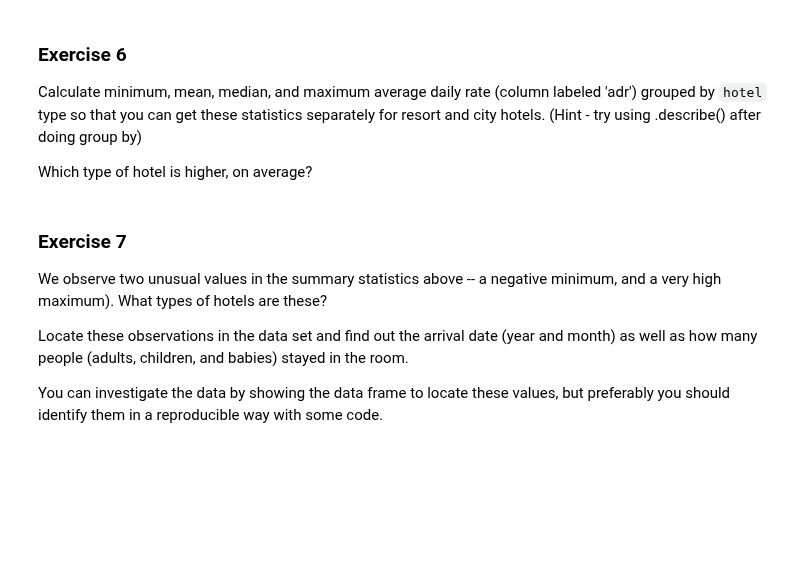
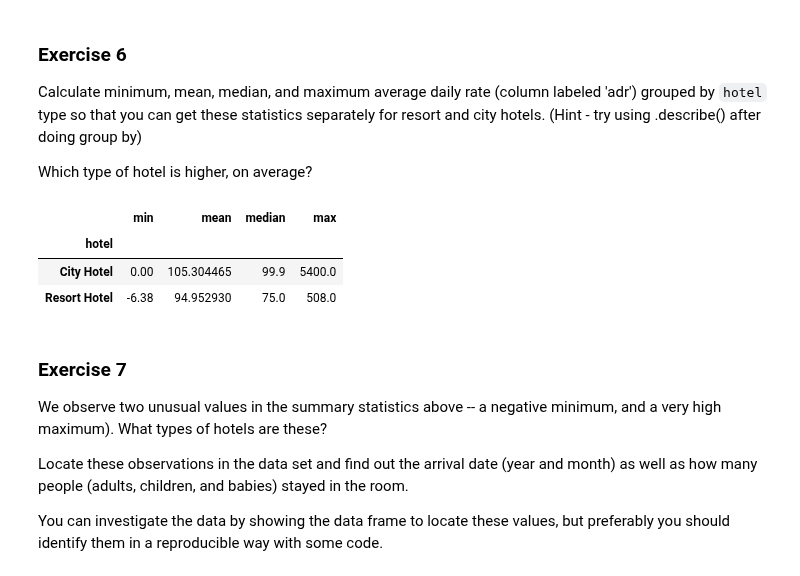
Before and after one commit to ehernandez0904/Data-101-Fall-2025, a Jupyter notebook: Day6/Day6-HW.ipynb, the cells around one changed output. Cells and saved outputs as stored; diff of their text form; code cells hidden in the pictures; blank space fills up the shorter version.

```diff
--- a/Day6/Day6-HW.ipynb
+++ b/Day6/Day6-HW.ipynb
@@ -362,7 +387,16 @@ Calculate minimum, mean, median, and maximum average daily rate (column labeled
 
 Which type of hotel is higher, on average?
 # %%
-# Your code here:
+# Your code here: Resort hotels have a higher average than the city hotels.
+# Group by hotel type and summarize statistics for adr
+adr_stats = DF_raw_hotels.groupby('hotel')['adr'].describe()[['min','mean','50%','max']]
+adr_stats.rename(columns={'50%':'median'}, inplace=True)
+adr_stats
+# %% [output]
+|  | min | mean | median | max |
+| hotel |  |  |  |  |
+| City Hotel | 0.00 | 105.304465 | 99.9 | 5400.0 |
+| Resort Hotel | -6.38 | 94.952930 | 75.0 | 508.0 |
 # %% [markdown]
 ### Exercise 7
 
```
Also changed, not shown: parts of 3 cells of this notebook.
